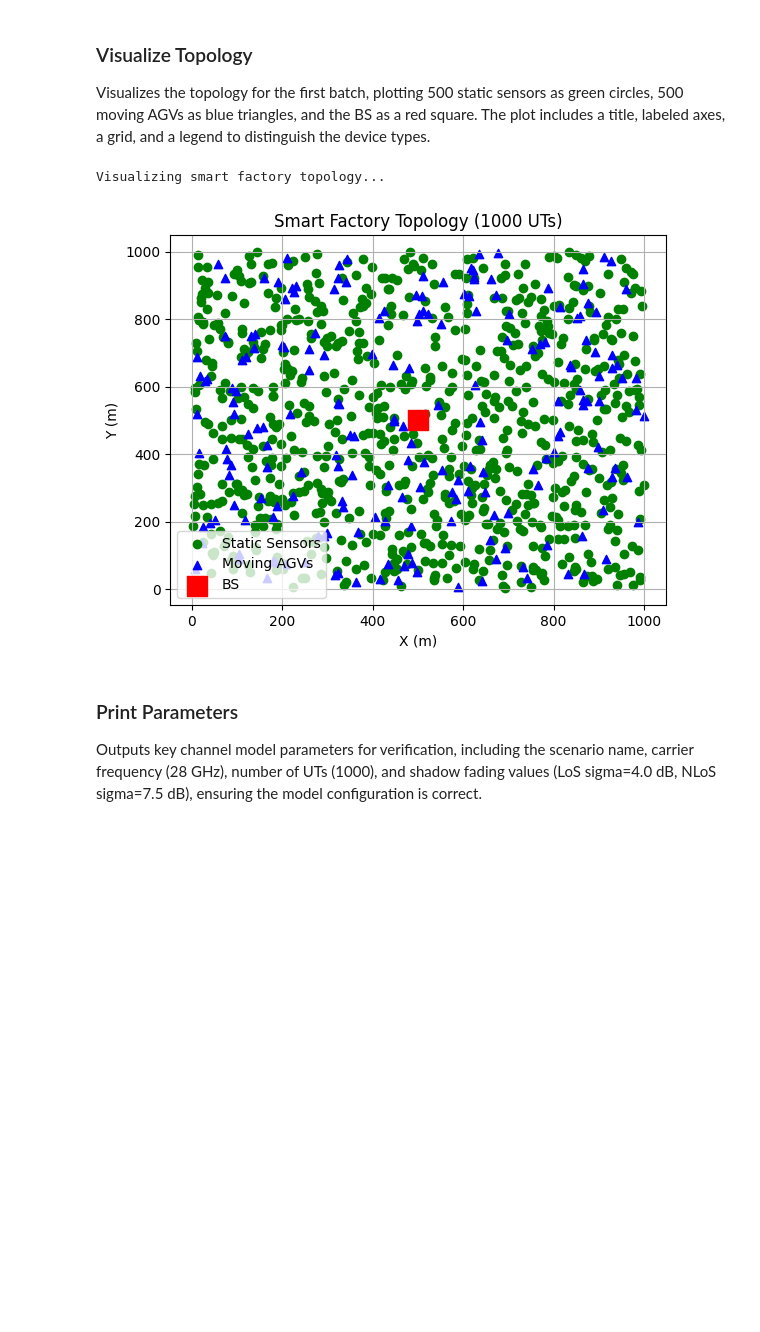
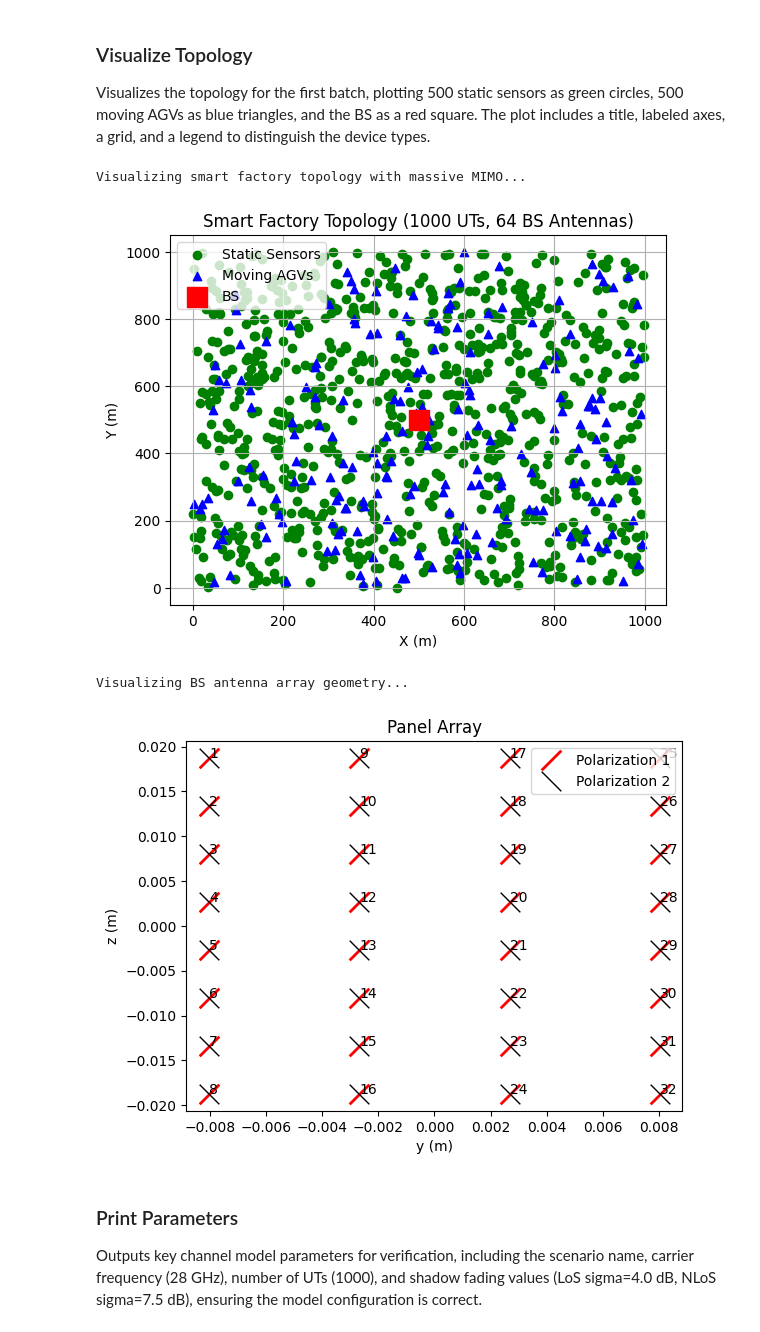
Before and after one commit to dr-yahya/Factory6G, a Jupyter notebook: main.ipynb, the cells around one changed output. Cells and saved outputs as stored; diff of their text form; code cells hidden in the pictures; blank space fills up the shorter version.

```diff
--- a/main.ipynb
+++ b/main.ipynb
@@ -153,17 +210,24 @@ ut_pos, bs_pos, ut_orient, bs_orient, velocities, los_state = channel_model.gene
 ### Visualize Topology
 Visualizes the topology for the first batch, plotting 500 static sensors as green circles, 500 moving AGVs as blue triangles, and the BS as a red square. The plot includes a title, labeled axes, a grid, and a legend to distinguish the device types.
 # %%
-# Visualize the topology
-print("Visualizing smart factory topology...")
+# Visualize topology
+print("Visualizing smart factory topology with massive MIMO...")
 channel_model.show_topology(ut_pos, bs_pos, velocities)
-plt.title(f"Smart Factory Topology ({num_ut} UTs)")
+plt.title(f"Smart Factory Topology ({num_ut} UTs, {bs_num_ant} BS Antennas)")
 plt.xlabel("X (m)")
 plt.ylabel("Y (m)")
 plt.grid(True)
 plt.show()
+
+# Visualize BS antenna array
+print("Visualizing BS antenna array geometry...")
+bs_array.show()
+plt.show()
 # %% [output]
-Visualizing smart factory topology...
+Visualizing smart factory topology with massive MIMO...
-[figure, old version]
+[figure, new version]
+Visualizing BS antenna array geometry...
+[figure, added]
 # %% [markdown]
 ### Print Parameters
 Outputs key channel model parameters for verification, including the scenario name, carrier frequency (28 GHz), number of UTs (1000), and shadow fading values (LoS sigma=4.0 dB, NLoS sigma=7.5 dB), ensuring the model configuration is correct.
```
Also changed, not shown: parts of 9 cells of this notebook.
